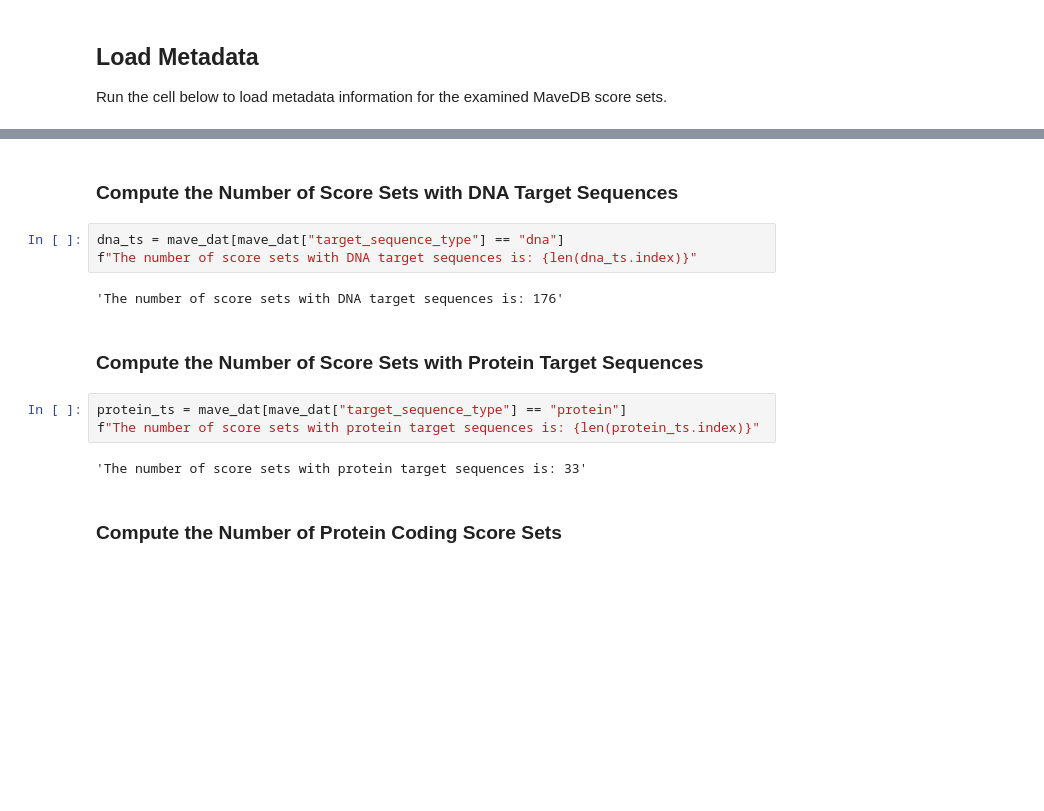
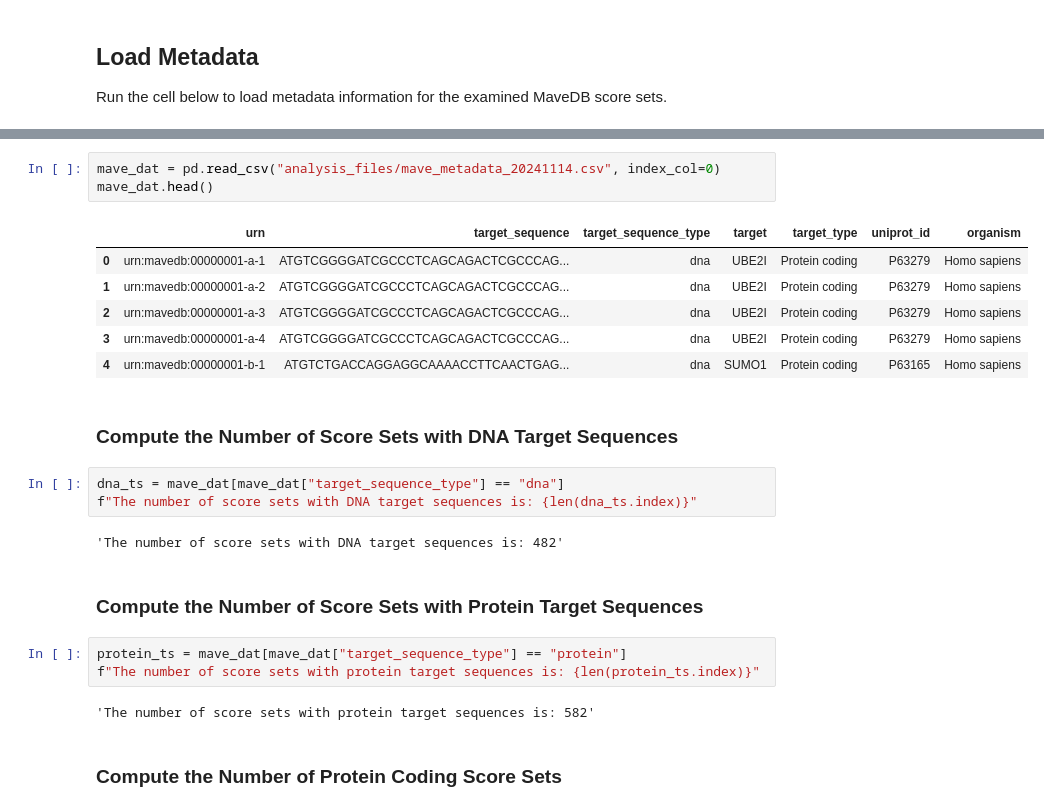
Before and after one commit to ave-dcd/dcd_mapping, a Jupyter notebook: notebooks/analysis/mavedb_scoreset_breakdown.ipynb, the cells around one changed output, grey strips where cells are left out. Cells and saved outputs as stored; diff of their text form; blank space fills up the shorter version.

```diff
--- a/notebooks/analysis/mavedb_scoreset_breakdown.ipynb
+++ b/notebooks/analysis/mavedb_scoreset_breakdown.ipynb
@@ -29,17 +18,27 @@ mave_dat.head()
+# %%
+mave_dat = pd.read_csv("analysis_files/mave_metadata_20241114.csv", index_col=0)
+mave_dat.head()
+# %% [output]
+|  | urn | target_sequence | target_sequence_type | target | target_type | uniprot_id | organism |
+| 0 | urn:mavedb:00000001-a-1 | ATGTCGGGGATCGCCCTCAGCAGACTCGCCCAG... | dna | UBE2I | Protein coding | P63279 | Homo sapiens |
+| 1 | urn:mavedb:00000001-a-2 | ATGTCGGGGATCGCCCTCAGCAGACTCGCCCAG... | dna | UBE2I | Protein coding | P63279 | Homo sapiens |
+| 2 | urn:mavedb:00000001-a-3 | ATGTCGGGGATCGCCCTCAGCAGACTCGCCCAG... | dna | UBE2I | Protein coding | P63279 | Homo sapiens |
+| 3 | urn:mavedb:00000001-a-4 | ATGTCGGGGATCGCCCTCAGCAGACTCGCCCAG... | dna | UBE2I | Protein coding | P63279 | Homo sapiens |
+| 4 | urn:mavedb:00000001-b-1 | ATGTCTGACCAGGAGGCAAAACCTTCAACTGAG... | dna | SUMO1 | Protein coding | P63165 | Homo sapiens |
 # %% [markdown]
 ### Compute the Number of Score Sets with DNA Target Sequences
 # %%
 dna_ts = mave_dat[mave_dat["target_sequence_type"] == "dna"]
 f"The number of score sets with DNA target sequences is: {len(dna_ts.index)}"
 # %% [output]
-'The number of score sets with DNA target sequences is: 176'
+'The number of score sets with DNA target sequences is: 482'
 # %% [markdown]
 ### Compute the Number of Score Sets with Protein Target Sequences
 # %%
 protein_ts = mave_dat[mave_dat["target_sequence_type"] == "protein"]
 f"The number of score sets with protein target sequences is: {len(protein_ts.index)}"
 # %% [output]
-'The number of score sets with protein target sequences is: 33'
+'The number of score sets with protein target sequences is: 582'
 # %% [markdown]
 ### Compute the Number of Protein Coding Score Sets
 # %%
```
Also changed, not shown: parts of 12 cells of this notebook, 10 other files.
